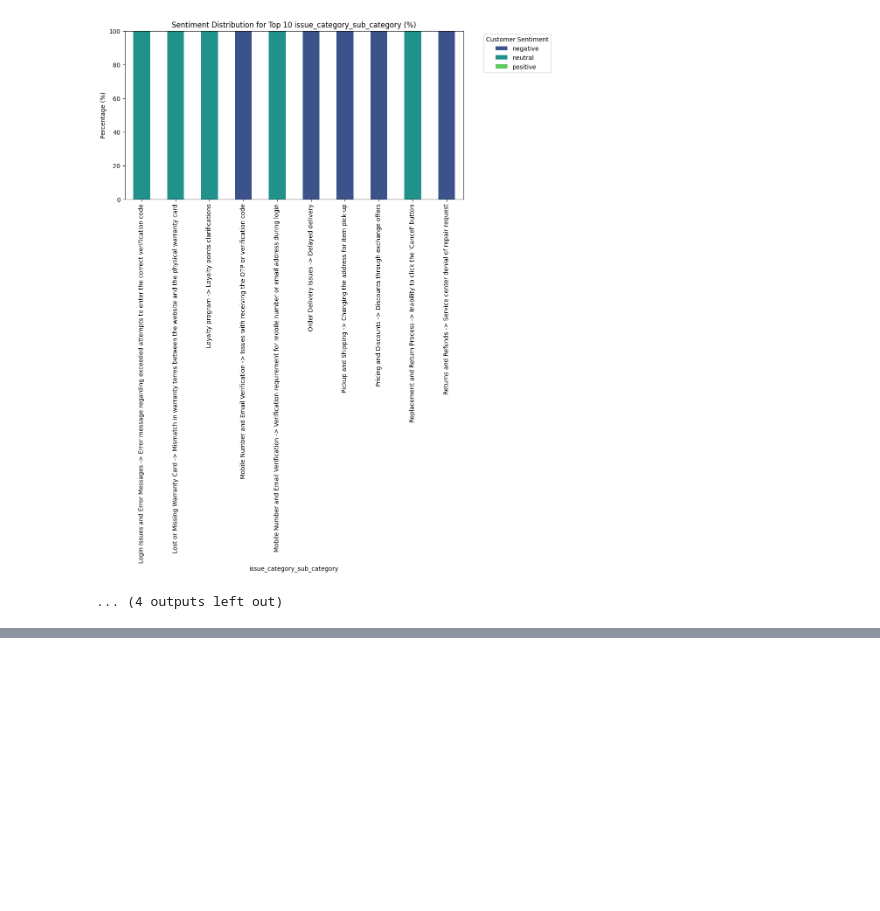
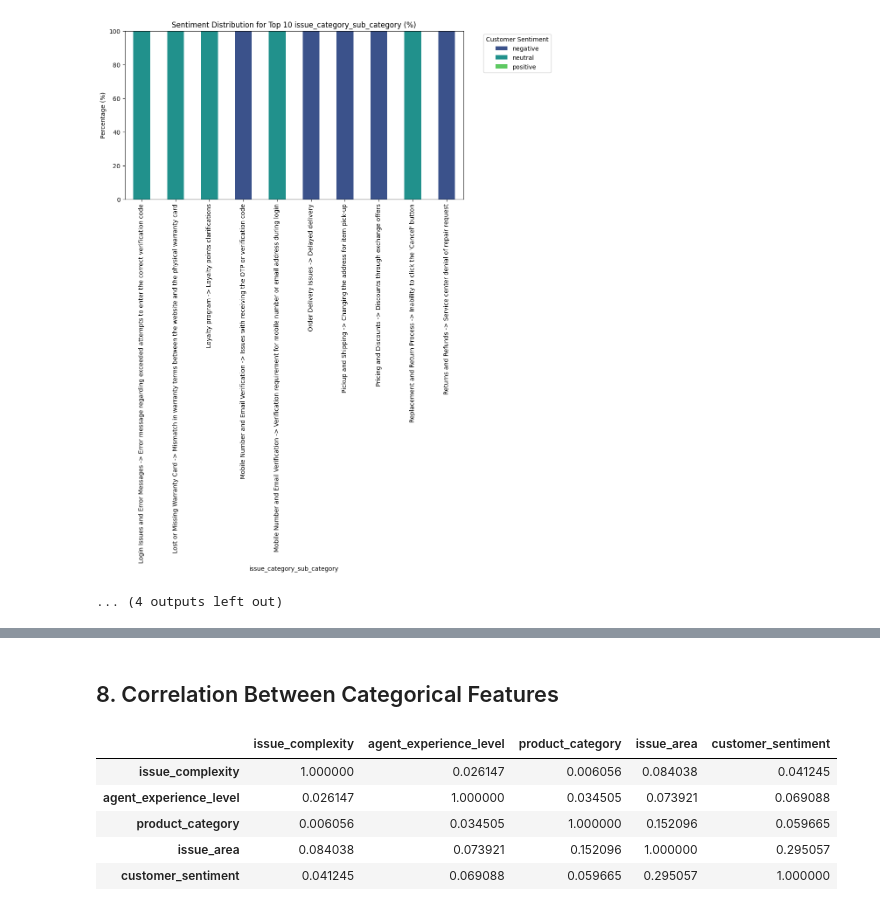
Before and after one commit to sulucay01/DI725-assignment1, a Jupyter notebook: notebooks/01_eda.ipynb, the cells around one changed output, grey strips where cells are left out. Cells and saved outputs as stored; diff of their text form; code cells hidden in the pictures; blank space fills up the shorter version.

```diff
--- a/notebooks/01_eda.ipynb
+++ b/notebooks/01_eda.ipynb
@@ -561,0 +720,38 @@ Passing `palette` without assigning `hue` is deprecated and will be removed in v
+# %% [markdown]
+## 8. Correlation Between Categorical Features
+# %%
+from scipy.stats import chi2_contingency
+
+def cramers_v(x, y):
+    contingency_table = pd.crosstab(x, y)
+    chi2 = chi2_contingency(contingency_table)[0]
+    n = contingency_table.sum().sum()
+    r, k = contingency_table.shape
+    return np.sqrt(chi2 / (n * (min(r-1, k-1))))
+
+# Variables to include
+corr_features = [
+    "issue_complexity",
+    "agent_experience_level",
+    "product_category",
+    "issue_area",
+    "customer_sentiment"
+]
+
+# Create correlation matrix
+cramers_matrix = pd.DataFrame(index=corr_features, columns=corr_features)
+
+for col1 in corr_features:
+    for col2 in corr_features:
+        cramers_matrix.loc[col1, col2] = cramers_v(train[col1], train[col2])
+
+cramers_matrix = cramers_matrix.astype(float)
+
+display(cramers_matrix)
+# %% [output]
+|  | issue_complexity | agent_experience_level | product_category | issue_area | customer_sentiment |
+| issue_complexity | 1.000000 | 0.026147 | 0.006056 | 0.084038 | 0.041245 |
+| agent_experience_level | 0.026147 | 1.000000 | 0.034505 | 0.073921 | 0.069088 |
+| product_category | 0.006056 | 0.034505 | 1.000000 | 0.152096 | 0.059665 |
+| issue_area | 0.084038 | 0.073921 | 0.152096 | 1.000000 | 0.295057 |
+| customer_sentiment | 0.041245 | 0.069088 | 0.059665 | 0.295057 | 1.000000 |
```
Also changed, not shown: parts of 3 cells of this notebook.
